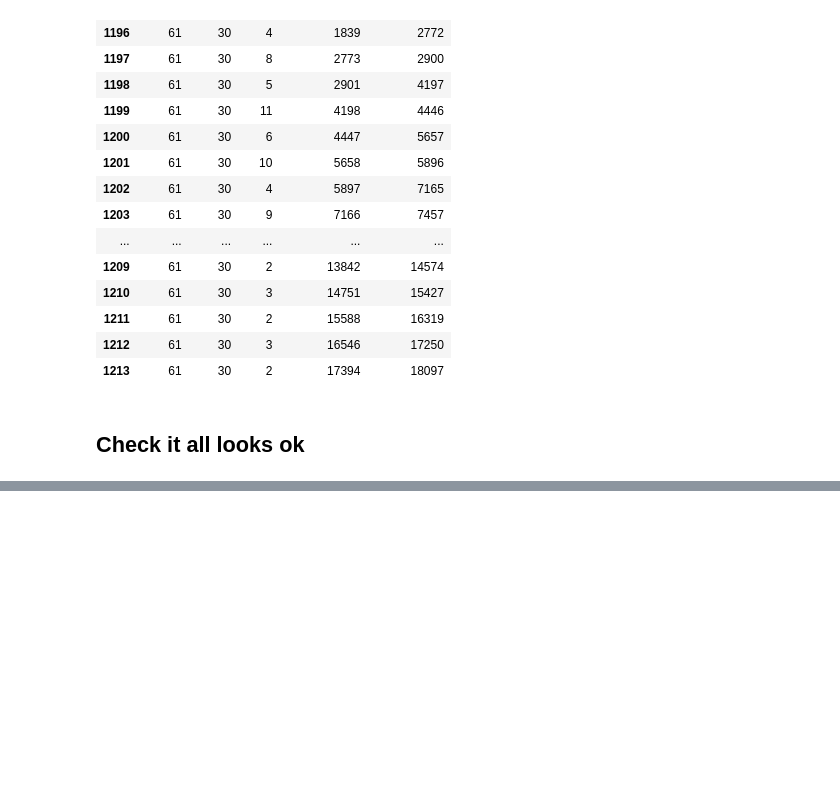
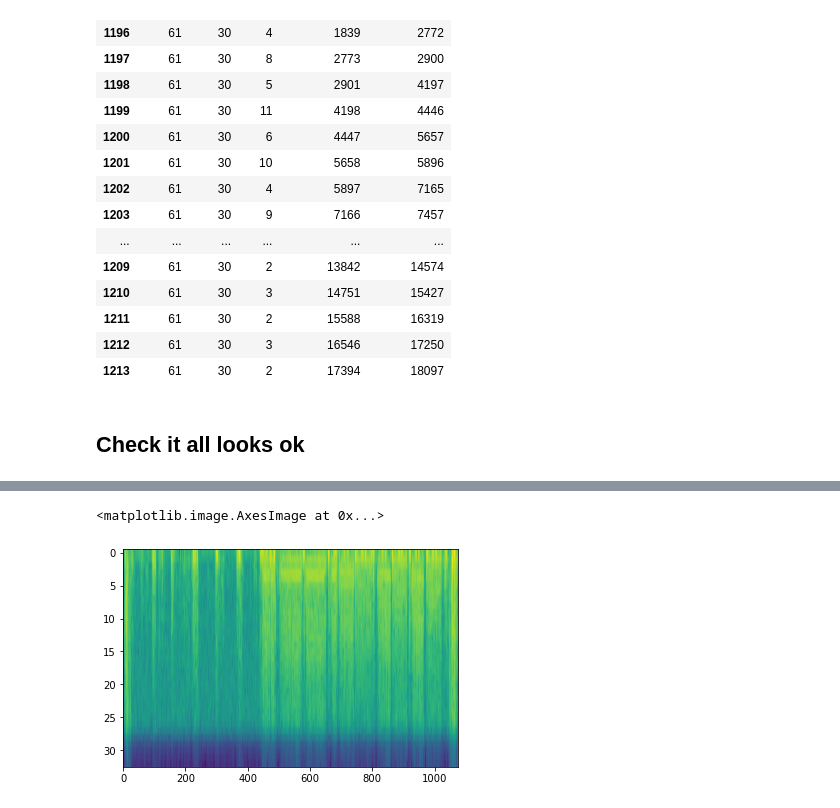
Before and after one commit to earthspecies/BEBE, a Jupyter notebook: data_formatting/format_HAR.ipynb, the cells around one changed output, grey strips where cells are left out. Cells and saved outputs as stored; diff of their text form; code cells hidden in the pictures; blank space fills up the shorter version.

```diff
--- a/data_formatting/format_HAR.ipynb
+++ b/data_formatting/format_HAR.ipynb
@@ -282,0 +291,6 @@ plt.plot(data[:, 7])
+# %%
+y = np.log(np.abs(librosa.stft(data[:, 8], n_fft = 64)) + 1e-6)
+plt.imshow(y, aspect='auto')
+# %% [output]
+<matplotlib.image.AxesImage at 0x...>
+[figure, added]
```
Also changed, not shown: parts of 11 cells of this notebook, 5 other files.
